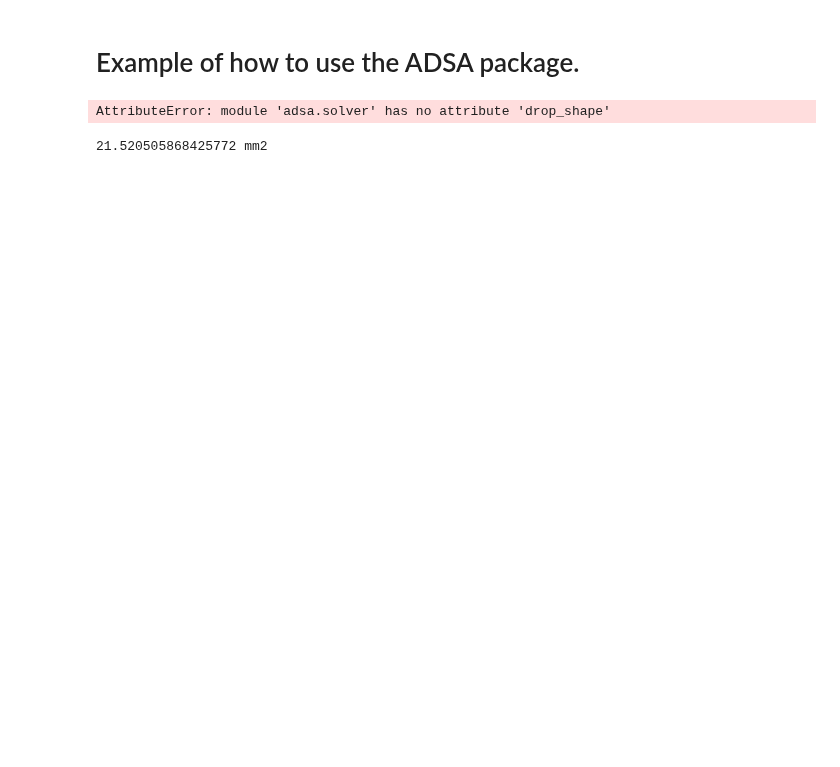
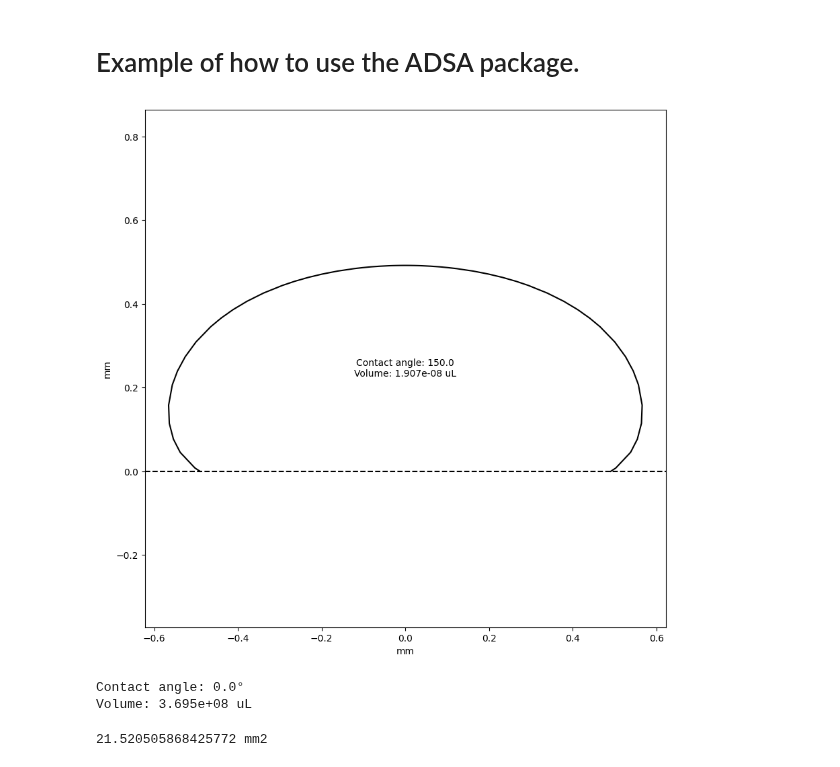
Before and after one commit to juusokorhonen/droplet-shape-solver, a Jupyter notebook: notebooks/using_package.ipynb, the cells around one changed output. Saved outputs shown, nothing was run; the diff lists cells and outputs as text; code cells hidden in the pictures; blank space fills up the shorter version.

```diff
--- a/notebooks/using_package.ipynb
+++ b/notebooks/using_package.ipynb
@@ -12,14 +10,16 @@ import numpy as np
 # %%
 R0 = 10.0e-3 # 10 mm
 ca = 150.0
 
-y = adsa.solver.drop_shape(R0, ca, ca_in_degrees=True)
-vol = adsa.solver.calc_volume(y)
-adsa.visualisation.plot_drop(y, annotate=True)
+(_, X, Z) = adsa.solver.simulate_droplet_shape(R0, ca)
+vol = adsa.analysis.calculate_volume(X, Z)
+adsa.visualisation.plot_drop(X, Z, ca)
 
-print(u"Contact angle: {:.4}°\nVolume: {:.4} uL".format(np.rad2deg(y[-1,0]), vol*1e9))
+print(u"Contact angle: {:.4}°\nVolume: {:.4} uL".format(result.y[-1,0], vol*1e9))
 # %% [output]
+[figure, added]
-AttributeError: module 'adsa.solver' has no attribute 'drop_shape'
+Contact angle: 0.0°
+Volume: 3.695e+08 uL
 # %%
 bottom_area = np.pi*y[-1,0]**2
 print(f"{bottom_area} mm2")
```
Also changed, not shown: parts of 4 cells of this notebook, 28 other files.
